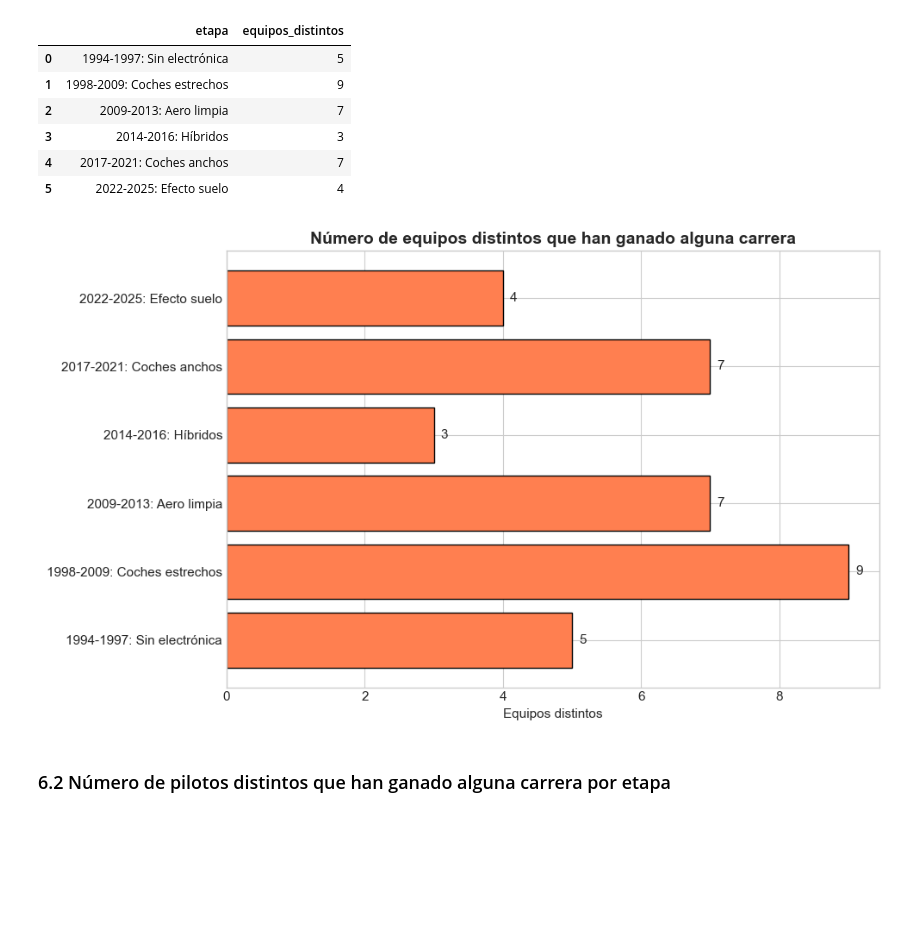
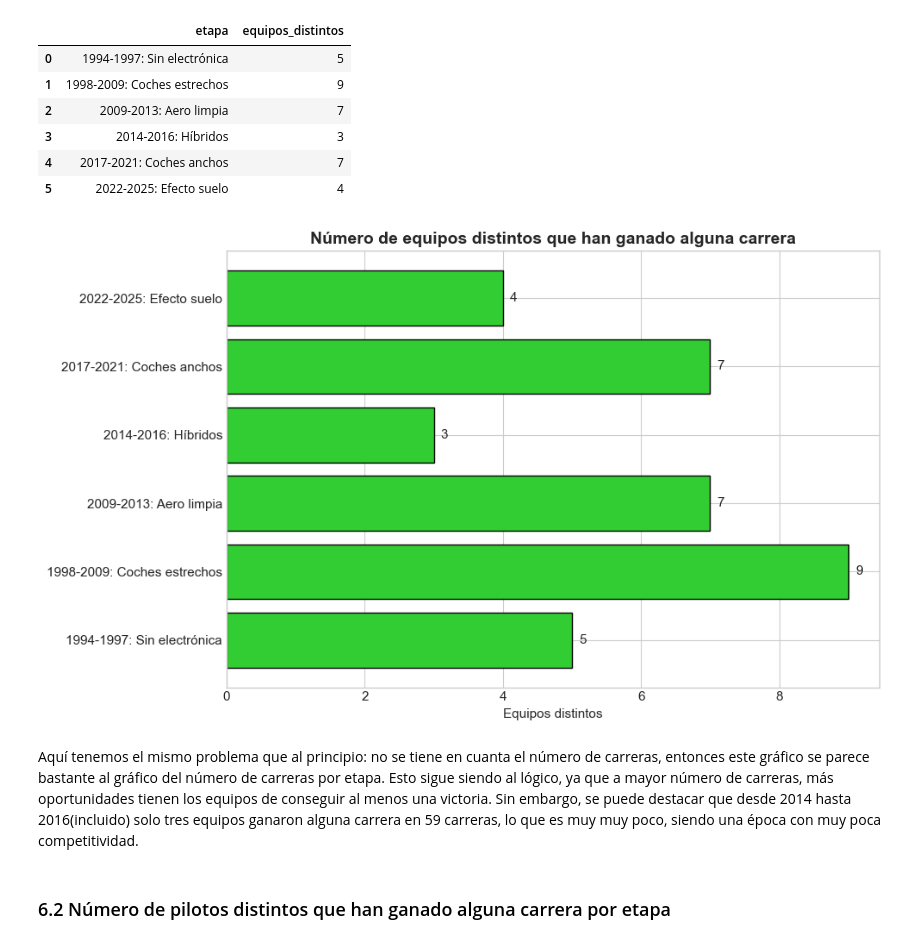
Before and after one commit to alejandrogrima/f1-database-project, a Jupyter notebook: notebooks/04_EDA_F1.ipynb, the cells around one changed output. Drawn from its saved outputs; the diff is of its cells as text; code cells hidden in the pictures; blank space fills up the shorter version.

```diff
--- a/notebooks/04_EDA_F1.ipynb
+++ b/notebooks/04_EDA_F1.ipynb
@@ -343,17 +342,19 @@ equipos_ganadores
 | 5 | 2022-2025: Efecto suelo | 4 |
 # %%
 plt.figure(figsize = (10,6))
-plt.barh(equipos_ganadores["etapa"], equipos_ganadores["equipos_distintos"], color = "coral", edgecolor = "black")
+plt.barh(equipos_ganadores["etapa"], equipos_ganadores["equipos_distintos"], color = "limegreen", edgecolor = "black")
 plt.xlabel("Equipos distintos")
 plt.title("Número de equipos distintos que han ganado alguna carrera")
 
 for i, row in equipos_ganadores.iterrows():
     plt.text(row["equipos_distintos"] + 0.1, row["etapa"], str(row["equipos_distintos"]), va = "center")
 
 plt.tight_layout()
 plt.show()
 # %% [output]
-[figure, old version]
+[figure, new version]
+# %% [markdown]
+Aquí tenemos el mismo problema que al principio: no se tiene en cuanta el número de carreras, entonces este gráfico se parece bastante al gráfico del número de carreras por etapa. Esto sigue siendo al lógico, ya que a mayor número de carreras, más oportunidades tienen los equipos de conseguir al menos una victoria. Sin embargo, se puede destacar que desde 2014 hasta 2016(incluido) solo tres equipos ganaron alguna carrera en 59 carreras, lo que es muy muy poco, siendo una época  con muy poca competitividad.
 # %% [markdown]
 ### 6.2 Número de pilotos distintos que han ganado alguna carrera por etapa
 # %%
```
Also changed, not shown: parts of 27 cells of this notebook.
